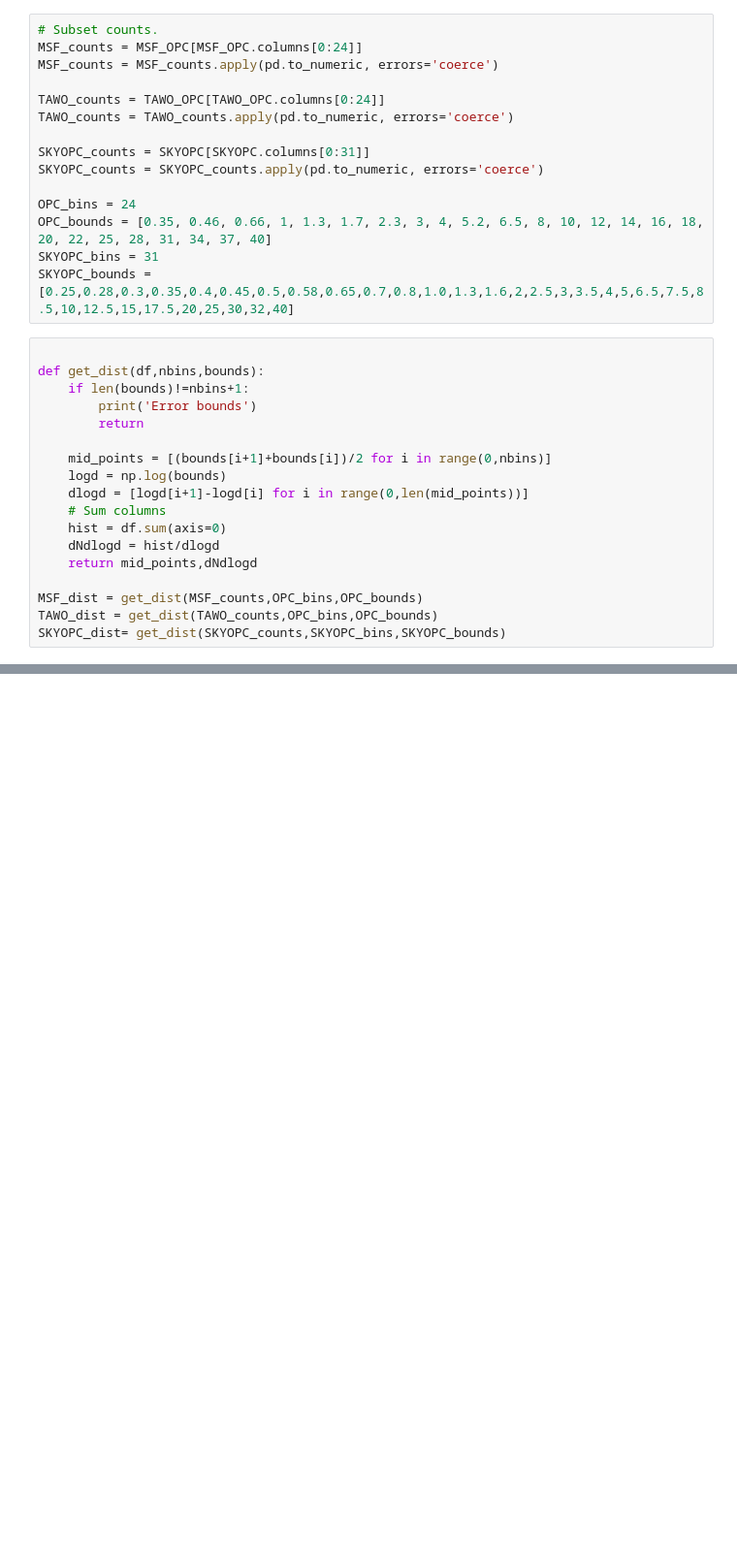
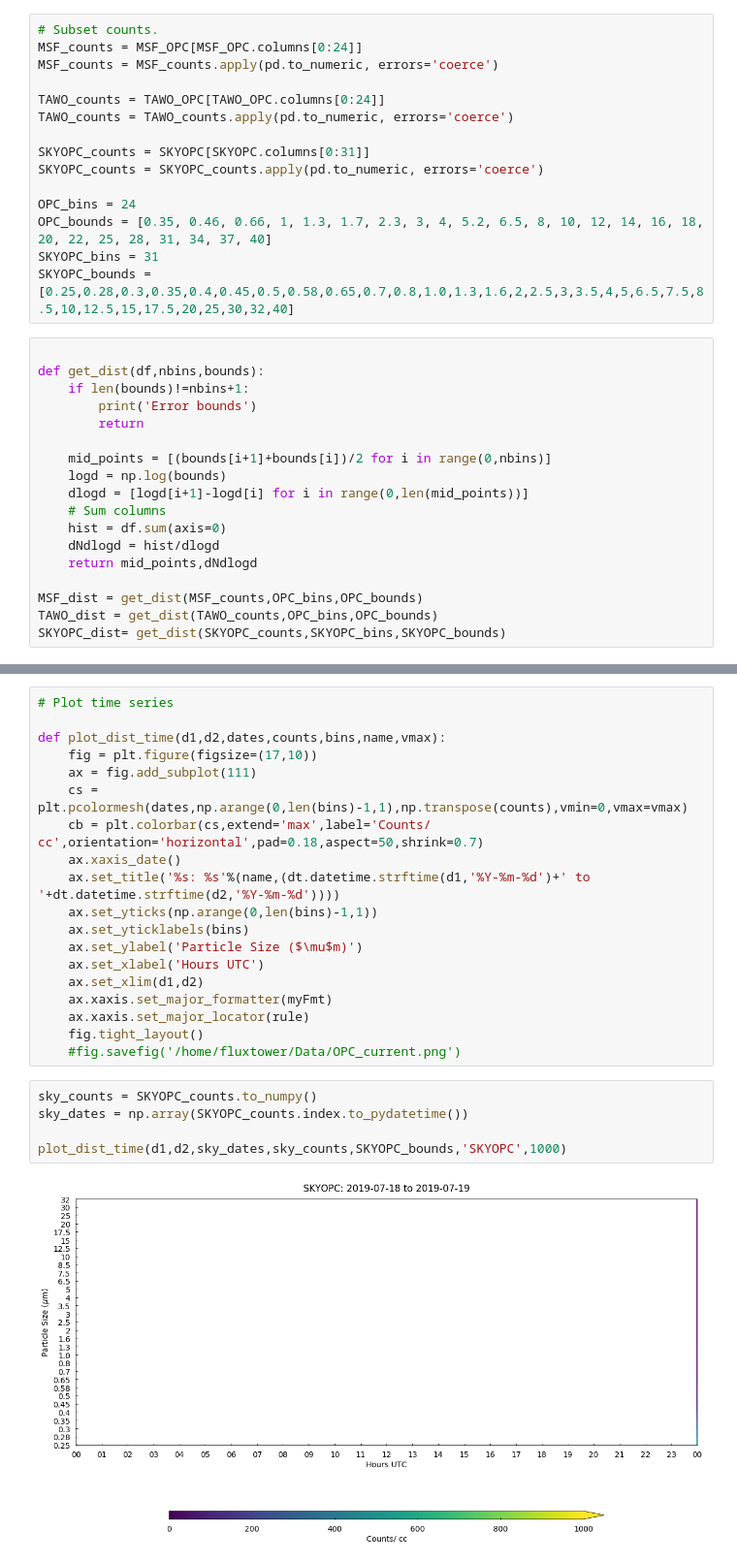
Before and after one commit to heatherguy/ICECAPS-ACE, a Jupyter notebook: Working_notebooks/size_distribution.ipynb, the cells around one changed output, grey strips where cells are left out. Shown at 97% size. Saved outputs shown, nothing was run; the diff lists cells and outputs as text; blank space fills up the shorter version.

```diff
--- a/Working_notebooks/size_distribution.ipynb
+++ b/Working_notebooks/size_distribution.ipynb
@@ -420,0 +460,26 @@ fig.tight_layout()
+# %%
+# Plot time series
+
+def plot_dist_time(d1,d2,dates,counts,bins,name,vmax):
+    fig = plt.figure(figsize=(17,10))
+    ax = fig.add_subplot(111)
+    cs = plt.pcolormesh(dates,np.arange(0,len(bins)-1,1),np.transpose(counts),vmin=0,vmax=vmax)
+    cb = plt.colorbar(cs,extend='max',label='Counts/ cc',orientation='horizontal',pad=0.18,aspect=50,shrink=0.7)
+    ax.xaxis_date()
+    ax.set_title('%s: %s'%(name,(dt.datetime.strftime(d1,'%Y-%m-%d')+' to '+dt.datetime.strftime(d2,'%Y-%m-%d'))))
+    ax.set_yticks(np.arange(0,len(bins)-1,1))
+    ax.set_yticklabels(bins)
+    ax.set_ylabel('Particle Size ($\mu$m)')
+    ax.set_xlabel('Hours UTC')
+    ax.set_xlim(d1,d2)
+    ax.xaxis.set_major_formatter(myFmt)
+    ax.xaxis.set_major_locator(rule)
+    fig.tight_layout()
+    #fig.savefig('/home/fluxtower/Data/OPC_current.png')
+# %%
+sky_counts = SKYOPC_counts.to_numpy()
+sky_dates = np.array(SKYOPC_counts.index.to_pydatetime())
+
+plot_dist_time(d1,d2,sky_dates,sky_counts,SKYOPC_bounds,'SKYOPC',1000)
+# %% [output]
+[figure, added]
```
Also changed, not shown: parts of 6 cells of this notebook, 9 other files.
